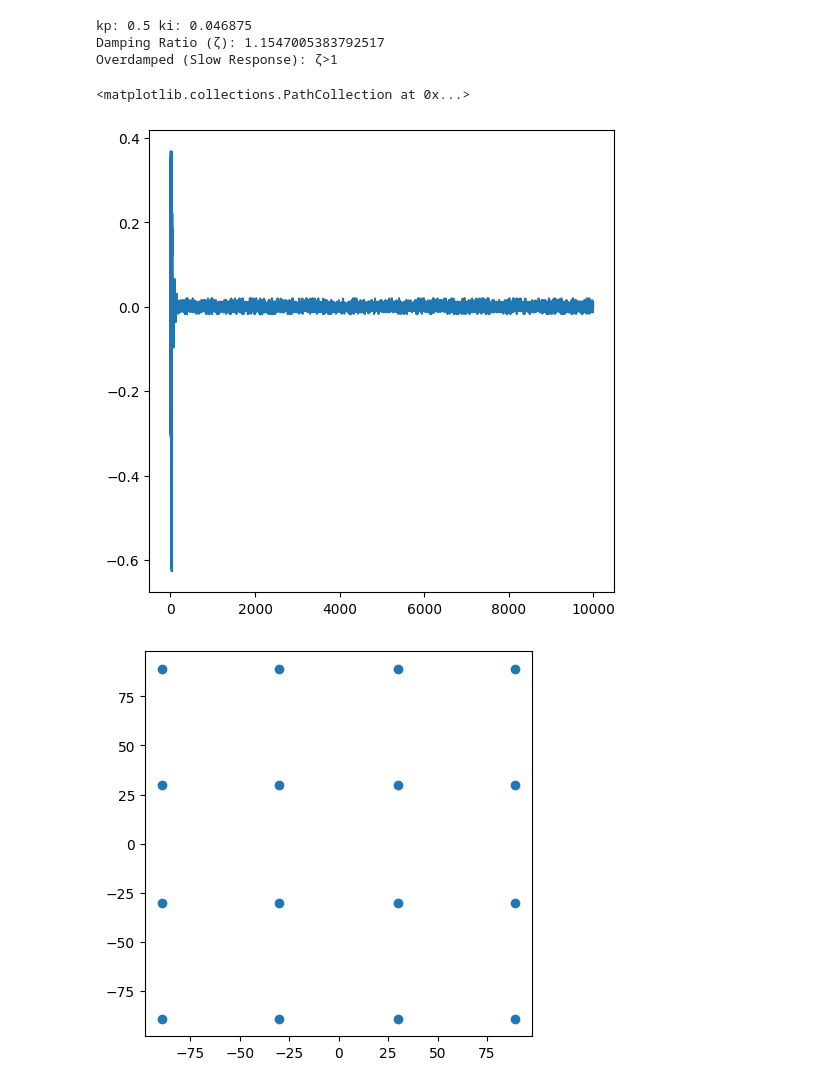
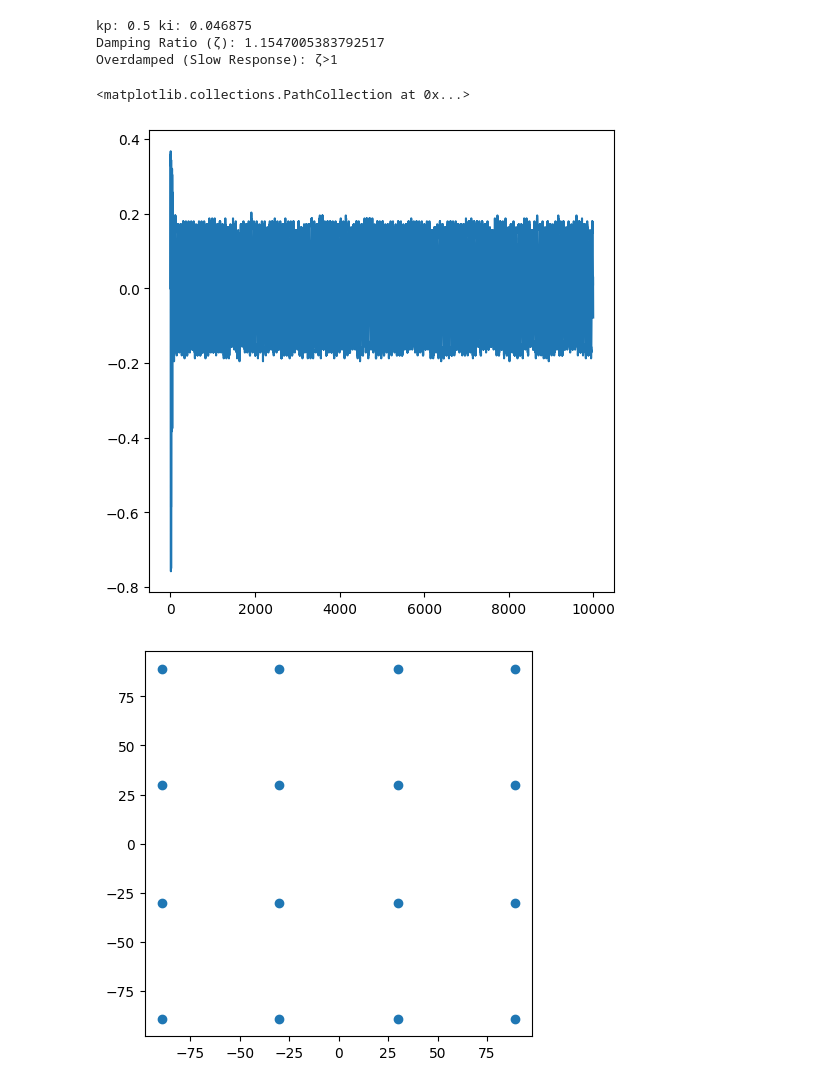
Before and after one commit to Ignaciob07/DDA-2025, a Jupyter notebook: ProyectoFinal/Simulaciones/jupyter/fcr_high_level_fxp.ipynb, the cells around one changed output. Drawn from its saved outputs; the diff is of its cells as text; code cells hidden in the pictures.

```diff
--- a/ProyectoFinal/Simulaciones/jupyter/fcr_high_level_fxp.ipynb
+++ b/ProyectoFinal/Simulaciones/jupyter/fcr_high_level_fxp.ipynb
@@ -82,7 +81,7 @@ Ki = round(0.05*2**7)/2**7
 print(f"kp: {Kp} ki: {Ki}")
 
 zeta = Kp / (2 * np.sqrt(Ki))
-delay=11
+delay=15
 
 print(f"Damping Ratio (ζ): {zeta}")
 if(zeta < 1):
@@ -115,6 +114,9 @@ def slicer(i_received_symbol):
 def f_integer(bits, number):
         return int(number) & ((1 << bits) - 1)
 
+def rroun(num):
+        return round(num*2**7)/2**7
+
 NBF_RES = 7
 
 with open(output_file_in, "w") as f_in, open(output_file_out, "w") as f_out, open(output_file_out_atan_r, "w") as f_out_atan_r ,open(output_file_out_atan_a, "w") as f_out_atan_a , open(output_file_out_phase_err, "w") as f_out_phase_err, open(output_file_out_p, "w") as f_out_p, open(output_file_out_i, "w") as f_out_i, open(output_file_out_pi, "w") as f_out_pi, open(output_file_out_vco, "w") as f_out_vco, open(output_file_out_sin, "w") as f_out_sin, open(output_file_out_cos, "w") as f_out_cos:
@@ -127,31 +129,31 @@ with open(output_file_in, "w") as f_in, open(output_file_out, "w") as f_out, ope
                 x = phase_nco_next[i]
 
 
-                cosx= np.cos(x)
-                sinx= np.sin(x)
+                cosx= rroun(np.cos(x))
+                sinx= rroun(np.sin(x))
 
 
-                real_corrected = a * cosx + b * sinx
-                imag_corrected = b * cosx - a * sinx
+                real_corrected = rroun(a * cosx + b * sinx)
+                imag_corrected = rroun(b * cosx - a * sinx)
 
                 corrected_symbol = real_corrected + 1j * imag_corrected
                 # corrected_symbol = rx_symbols[i] * np.exp(-1j * phase_nco)
 
-                phase_r = m.atan2(np.imag(corrected_symbol), np.real(corrected_symbol))
+                phase_r = rroun(m.atan2(np.imag(corrected_symbol), np.real(corrected_symbol)))
 
 
                 symbol_a = slicer(np.real(corrected_symbol)) + 1j * slicer(np.imag(corrected_symbol))
-                phase_a = (m.atan2(np.imag(symbol_a),np.real(symbol_a)))
+                phase_a = rroun((m.atan2(np.imag(symbol_a),np.real(symbol_a))))
 
 
                 # closest_symbol = symbols[np.argmin(abs(symbols - corrected_symbol))]
                 # phase_error = np.angle(corrected_symbol * np.conj(closest_symbol))
-                phase_error = phase_r - phase_a
+                phase_error = rroun(phase_r - phase_a)
                 phase_error_next[i+delay] = phase_error
 
                 phase_errors[i] = phase_error
 
-                integrator += Ki * phase_error_next[i]
+                integrator += rroun(Ki * phase_error_next[i])
 
                 if integrator <= -2*np.pi:
                         integrator = integrator+2*np.pi
@@ -160,7 +162,7 @@ with open(output_file_in, "w") as f_in, open(output_file_out, "w") as f_out, ope
 
                 f_out_i.write(f"{round(integrator*2**NBF_RES)}\n")
 
-                freq_nco = Kp * phase_error + integrator
+                freq_nco = rroun(rroun(Kp * phase_error) + integrator)
                 phase_nco += freq_nco
 
 
@@ -186,32 +188,32 @@ with open(output_file_in, "w") as f_in, open(output_file_out, "w") as f_out, ope
                 f_out_atan_r.write(   f"{round(phase_r*2**NBF_RES)}\n")
                 f_out_atan_a.write(   f"{round(phase_a*2**NBF_RES)}\n")
                 f_out_phase_err.write(f"{round(phase_error*2**NBF_RES)}\n")
                 f_out_p.write(        f"{round(Kp * phase_error*2**NBF_RES)}\n")
                 f_out_pi.write(       f"{round(freq_nco*2**NBF_RES)}\n")
                 f_out_vco.write(      f"{round(phase_nco_next[i]*2**NBF_RES)}\n")
 
 
 # plt.figure(figsize=(12,6))
 # plt.plot( range(n_samples), freq_nco_i)
 # plt.xlim(0,2000)
 
 # plt.figure(figsize=(12,6))
 # plt.plot( range(n_samples), phase_nco_i)
 # plt.xlim(1750,2000)
 
 plt.figure(figsize=(6,6))
 plt.plot( range(n_samples), phase_errors   )
 # plt.xlim(0,1000)
 
 plt.figure(figsize=(5,5))
 plt.scatter(np.real(symbols), np.imag(symbols))
 
 plt.figure(figsize=(5,5))
 plt.scatter(np.real(recovered_symbols[2500:len(recovered_symbols)]),np.imag(recovered_symbols[2500:len(recovered_symbols)]))
 # %% [output]
 kp: 0.5 ki: 0.046875
 Damping Ratio (ζ): 1.1547005383792517
 Overdamped (Slow Response): ζ>1
 <matplotlib.collections.PathCollection at 0x...>
-[figure, old version]
+[figure, new version]
 [figure]
```
Also changed, not shown: parts of 2 cells of this notebook, 24 other files.
